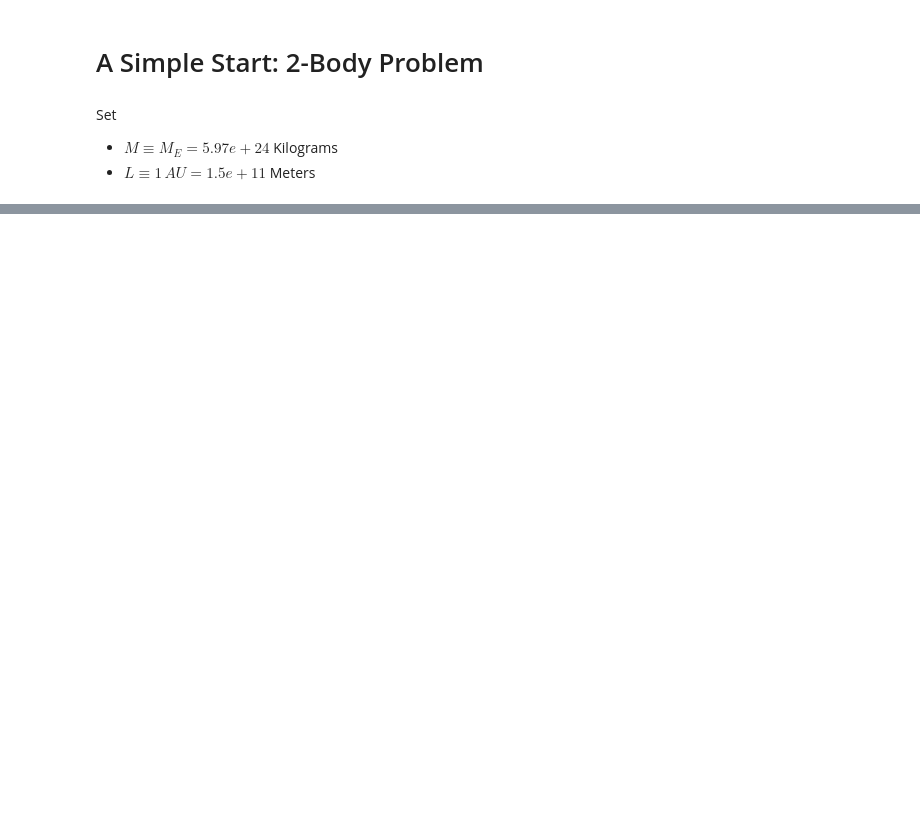
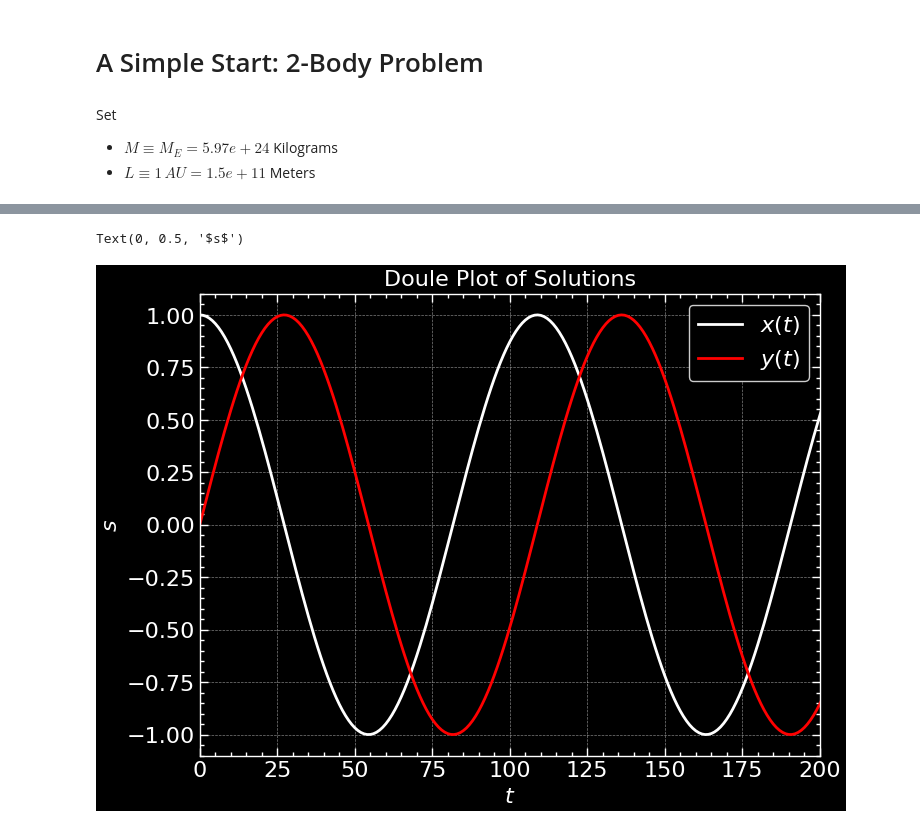
Before and after one commit to Siddhantshimpi/Siddhantshimpi, a Jupyter notebook: Physics/3-body_sim.ipynb, the cells around one changed output, grey strips where cells are left out. Cells and saved outputs as stored; diff of their text form; code cells hidden in the pictures; blank space fills up the shorter version.

```diff
--- a/Physics/3-body_sim.ipynb
+++ b/Physics/3-body_sim.ipynb
@@ -31,0 +24,19 @@ vx1_0, vy1_0, vx2_0, vy2_0 = 0, np.sqrt(m2), 0, 0
+# %%
+# ALL CHARACHTERISTIC QUANTITIES, TO MAKE EVERYTHING DIMENSIONLESS:
+
+M_E = 1
+AU = 1
+G = 1
+
+m1 = M_E
+m2 = 333030 * M_E
+
+x1_0 = AU
+y1_0 = 0
+x2_0 = 0
+y2_0 = 0
+
+vx1_0 = 0
+vy1_0 = np.sqrt(G * m2 / x1_0)
+vx2_0 = 0
+vy2_0 = 0
@@ -31,0 +45,23 @@ vx1_0, vy1_0, vx2_0, vy2_0 = 0, np.sqrt(m2), 0, 0
+# %%
+def dSdt(S, t):
+    x1, y1, x2, y2, vx1, vy1, vx2, vy2 = S
+    r12 = np.sqrt((x2 - x1) ** 2 + (y2 - y1) ** 2)
+
+    return [vx1, vy1, vx2, vy2,
+            m2 / r12 ** 3 * (x2 - x1), m2 / r12 ** 3 * (y2 - y1), m1 / r12 ** 3 * (x1- x2), m1 / r12 ** 3 * (y1- y2)]
+# %%
+t = np.linspace(0, 1, 10000)
+sol = odeint(dSdt, y0 = [x1_0, y1_0, x2_0, y2_0, vx1_0, vy1_0, vx2_0, vy2_0], t = t)
+
+plt.plot(sol.T[0], label = r'$x(t)$', color = 'white')
+plt.plot(sol.T[1], label = r'$y(t)$', color = 'red')
+
+plt.xlim(0, 200)
+plt.legend()
+
+plt.title('Doule Plot of Solutions')
+plt.xlabel(r'$t$')
+plt.ylabel(r'$s$')
+# %% [output]
+Text(0, 0.5, '$s$')
+[figure, added]
```
Also changed, not shown: parts of 18 cells of this notebook, 18 other files.
